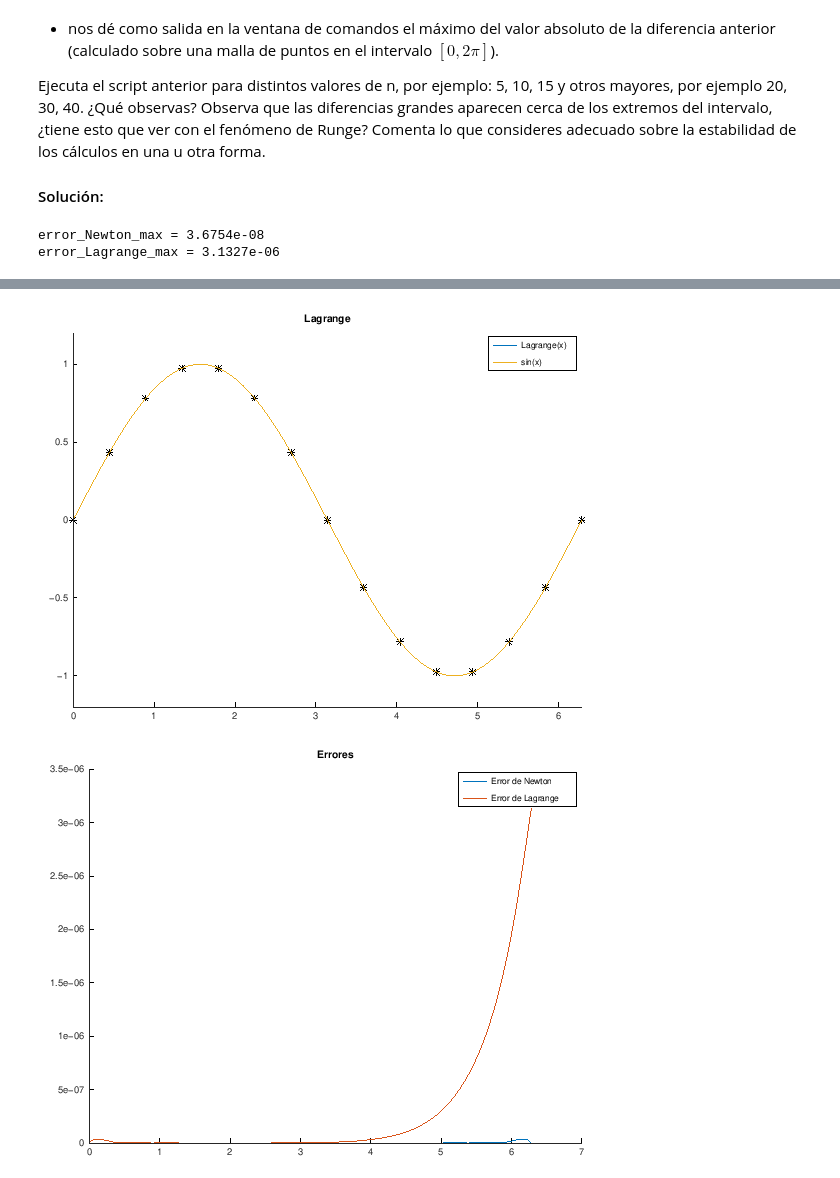
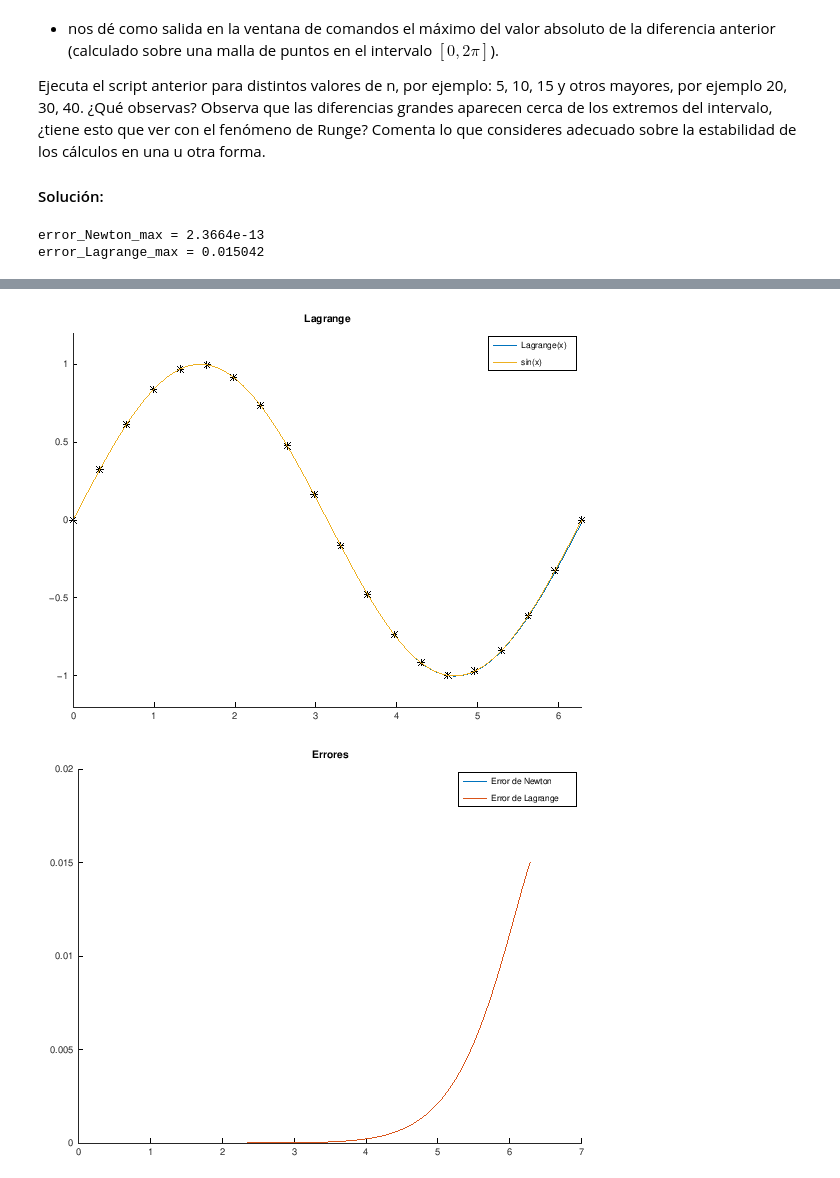
Before and after one commit to alonct/CN1V-practicas-octave, a Jupyter notebook: Práctica_4.ipynb, the cells around one changed output, grey strips where cells are left out. Drawn from its saved outputs; the diff is of its cells as text; code cells hidden in the pictures.

```diff
--- a/Práctica_4.ipynb
+++ b/Práctica_4.ipynb
@@ -476,7 +478,7 @@ function ret = Lagrange(x, y)
     ret = polinomio;
 endfunction
 
-n = 15;
+n = 20;
 a = 0;
 
 x = linspace(0 + a, 2*pi + a, n);
@@ -516,5 +518,5 @@ errorLagrange = abs(evalLagrange - sin(interval));
 plot(interval, errorLagrange, ";Error de Lagrange;")
 error_Lagrange_max = max(errorLagrange)
 # %% [output]
-error_Newton_max = 3.6754e-08
-error_Lagrange_max = 3.1327e-06
+error_Newton_max = 2.3664e-13
+error_Lagrange_max = 0.015042
@@ -522,2 +524,2 @@ error_Lagrange_max = 3.1327e-06
-[figure, old version]
+[figure, new version]
-[figure, old version]
+[figure, new version]
```
Also changed, not shown: parts of 3 cells of this notebook.
